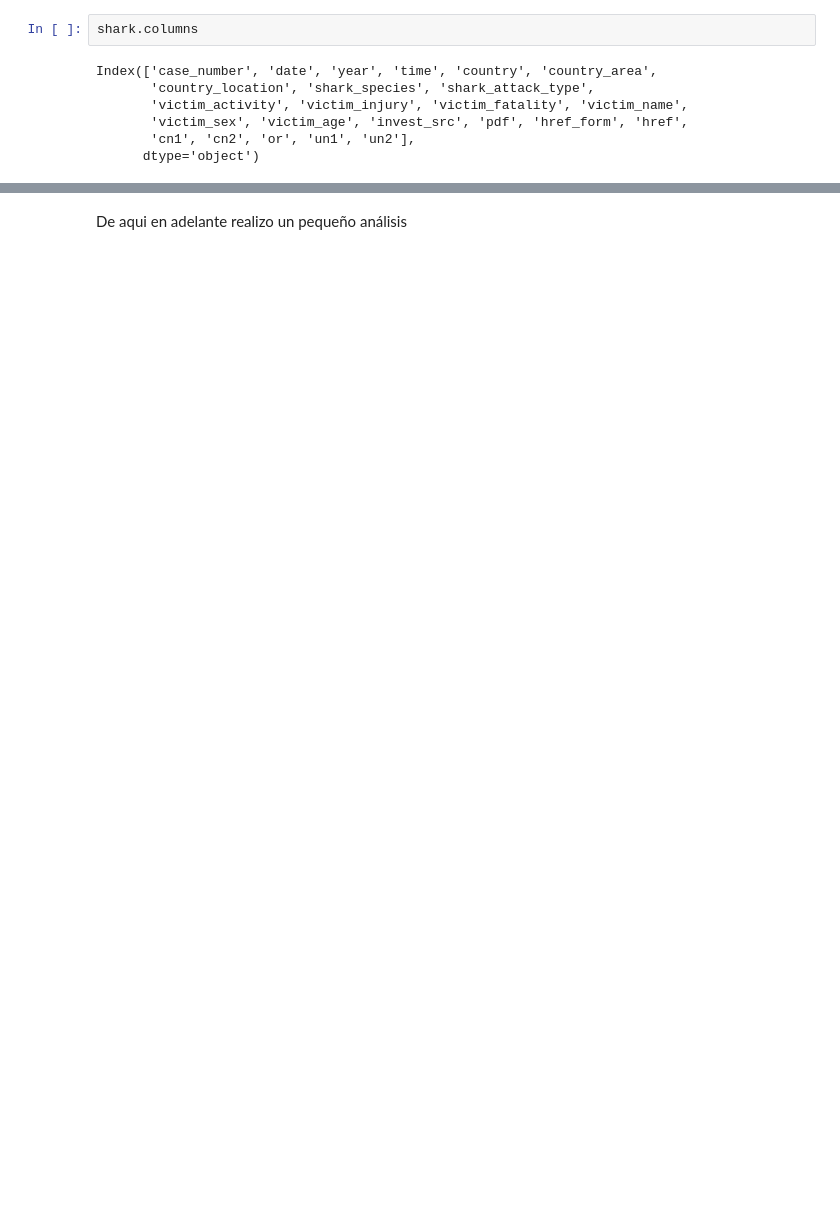
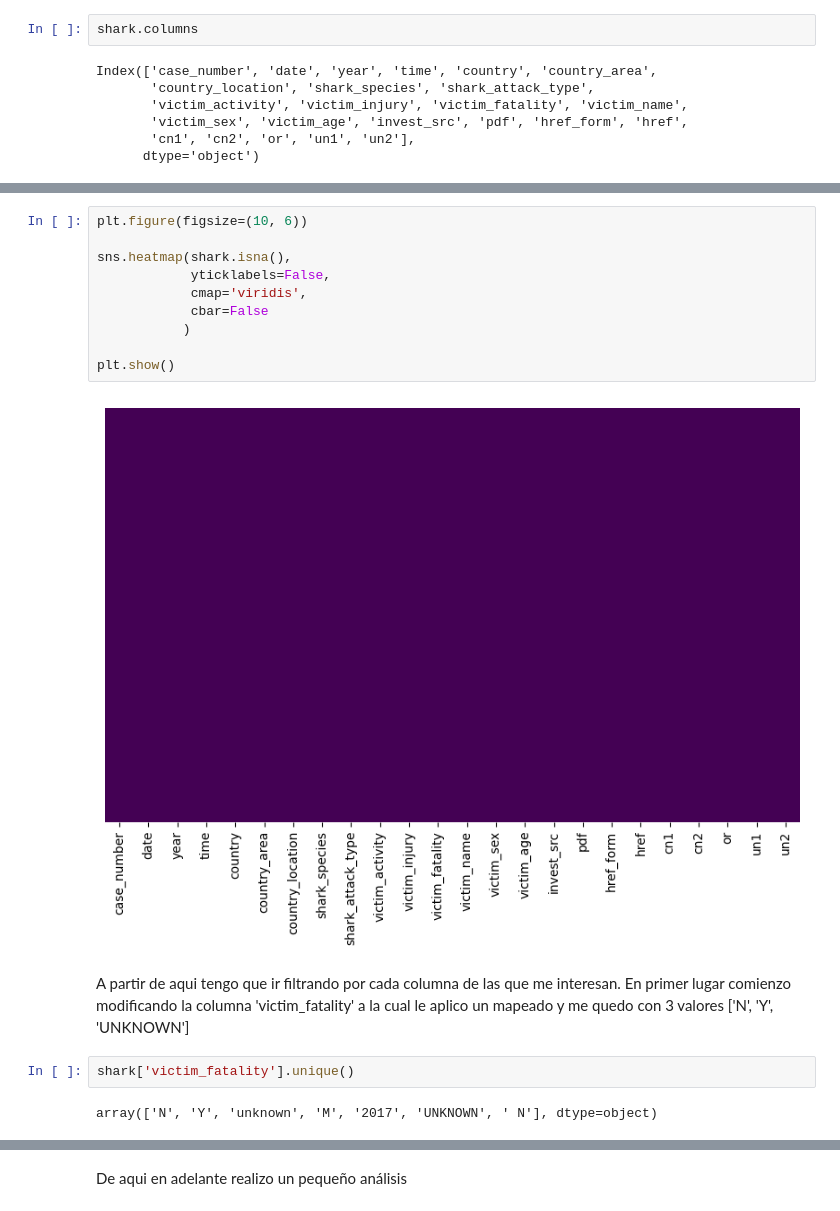
Before and after one commit to Blanca95/ataque_de_tiburones, a Jupyter notebook: main.ipynb, the cells around one changed output, grey strips where cells are left out. Saved outputs shown, nothing was run; the diff lists cells and outputs as text; blank space fills up the shorter version.

```diff
--- a/main.ipynb
+++ b/main.ipynb
@@ -253,0 +238,18 @@ shark['shark_species'].unique()
+# %%
+plt.figure(figsize=(10, 6))
+
+sns.heatmap(shark.isna(),
+            yticklabels=False,
+            cmap='viridis',
+            cbar=False
+           )
+
+plt.show()
+# %% [output]
+[figure, added]
+# %% [markdown]
+A partir de aqui tengo que ir filtrando por cada columna de las que me interesan. En primer lugar comienzo modificando la columna 'victim_fatality' a la cual le aplico un mapeado y me quedo con 3 valores ['N', 'Y', 'UNKNOWN']
+# %%
+shark['victim_fatality'].unique()
+# %% [output]
+array(['N', 'Y', 'unknown', 'M', '2017', 'UNKNOWN', ' N'], dtype=object)
```
Also changed, not shown: parts of 81 cells of this notebook, 4 other files.
